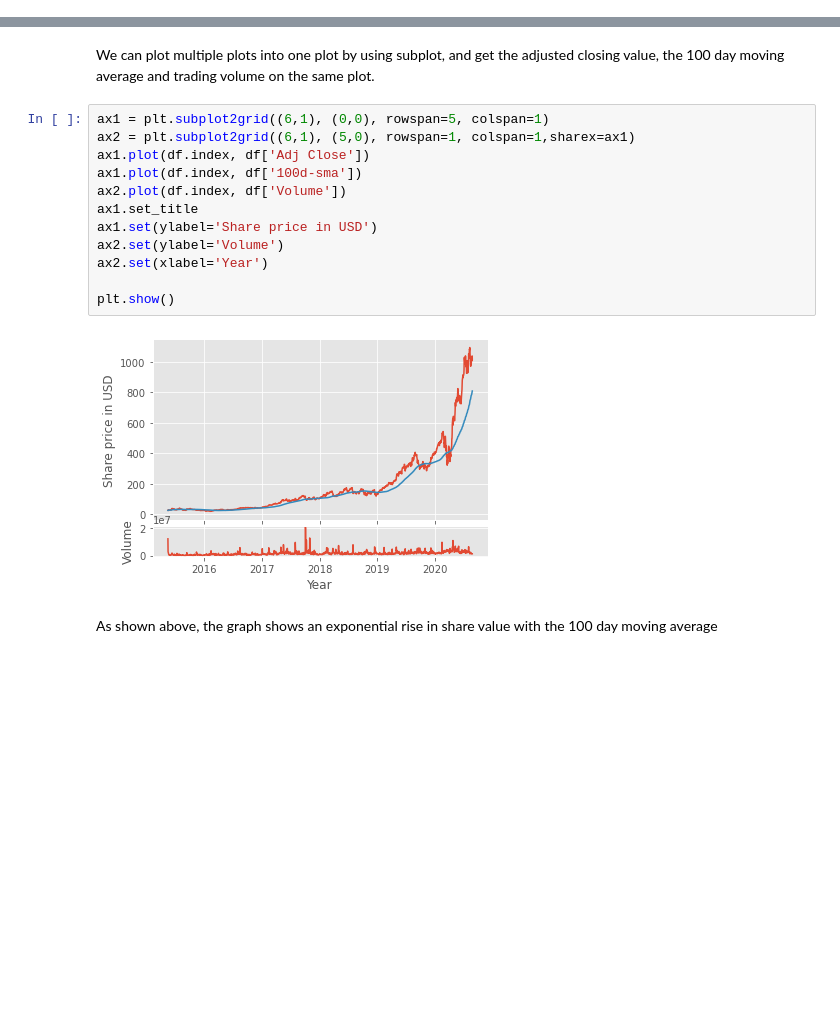
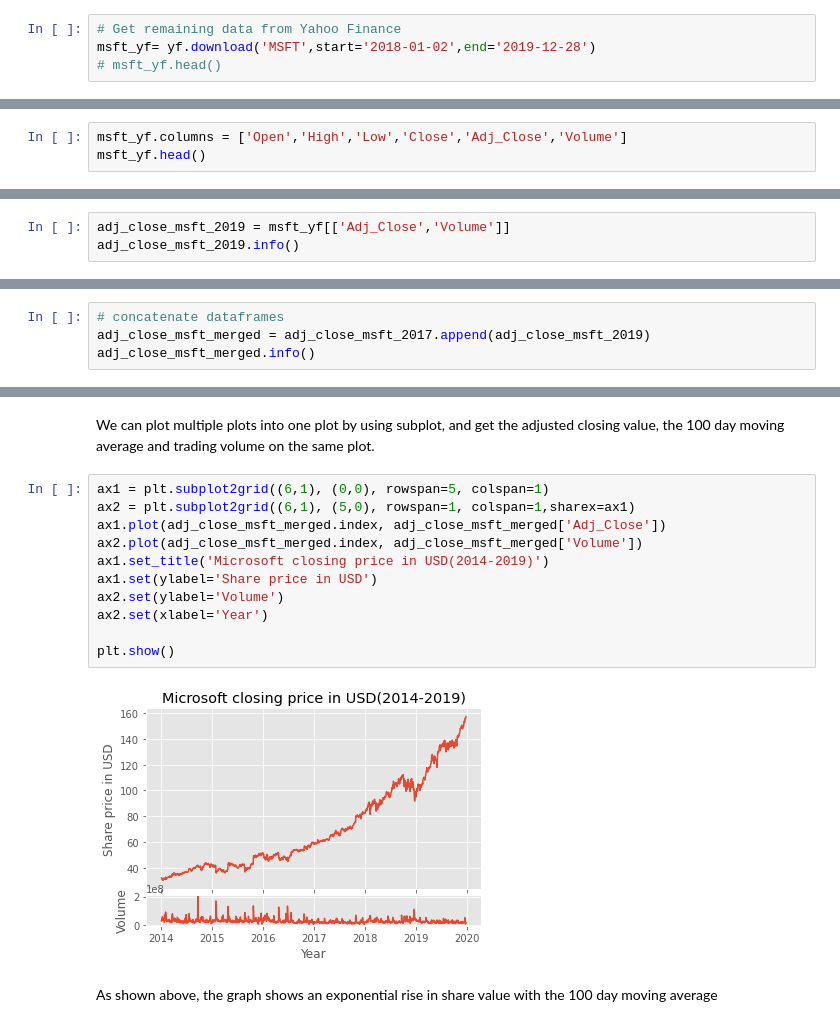
Before and after one commit to yepterence/Stock-Analysis, a Jupyter notebook: Stock-data-exploration.ipynb, the cells around one changed output, grey strips where cells are left out. Saved outputs shown, nothing was run; the diff lists cells and outputs as text; blank space fills up the shorter version.

```diff
--- a/Stock-data-exploration.ipynb
+++ b/Stock-data-exploration.ipynb
@@ -91,0 +64,4 @@ df.tail(100)
+# %%
+# Get remaining data from Yahoo Finance
+msft_yf= yf.download('MSFT',start='2018-01-02',end='2019-12-28')
+# msft_yf.head()
@@ -91,0 +70,3 @@ df.tail(100)
+# %%
+msft_yf.columns = ['Open','High','Low','Close','Adj_Close','Volume']
+msft_yf.head()
@@ -91,0 +81,3 @@ df.tail(100)
+# %%
+adj_close_msft_2019 = msft_yf[['Adj_Close','Volume']]
+adj_close_msft_2019.info()
@@ -91,0 +94,4 @@ df.tail(100)
+# %%
+# concatenate dataframes
+adj_close_msft_merged = adj_close_msft_2017.append(adj_close_msft_2019)
+adj_close_msft_merged.info()
@@ -94,17 +115,16 @@ We can plot multiple plots into one plot by using subplot, and get the adjusted
 # %%
 ax1 = plt.subplot2grid((6,1), (0,0), rowspan=5, colspan=1)
 ax2 = plt.subplot2grid((6,1), (5,0), rowspan=1, colspan=1,sharex=ax1)
-ax1.plot(df.index, df['Adj Close'])
-ax1.plot(df.index, df['100d-sma'])
-ax2.plot(df.index, df['Volume'])
-ax1.set_title
+ax1.plot(adj_close_msft_merged.index, adj_close_msft_merged['Adj_Close'])
+ax2.plot(adj_close_msft_merged.index, adj_close_msft_merged['Volume'])
+ax1.set_title('Microsoft closing price in USD(2014-2019)')
 ax1.set(ylabel='Share price in USD')
 ax2.set(ylabel='Volume')
 ax2.set(xlabel='Year')
 
 plt.show()
 # %% [output]
-[figure, old version]
+[figure, new version]
 # %% [markdown]
 As shown above, the graph shows an exponential rise in share value with the 100 day moving average
 # %%
```
Also changed, not shown: parts of 26 cells of this notebook.
